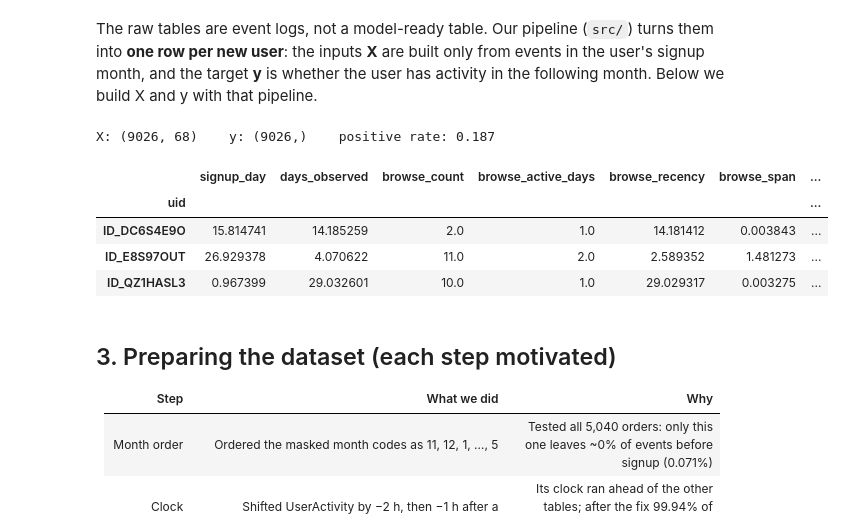
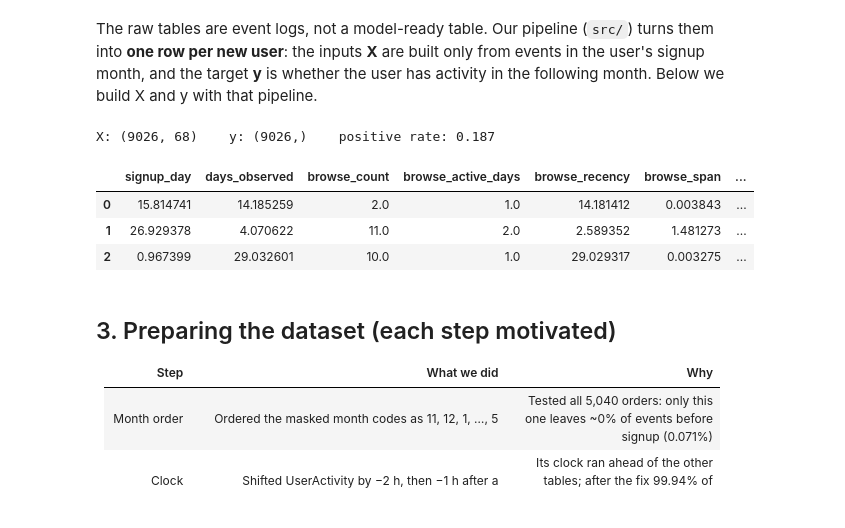
Before and after one commit to GhalebAldoboni/zindi-engagement-timesfm, a Jupyter notebook: notebooks/presentation.ipynb, the cells around one changed output. Saved outputs shown, nothing was run; the diff lists cells and outputs as text; code cells hidden in the pictures.

Commit message:
Do not display user IDs in notebook outputs

```diff
--- a/notebooks/presentation.ipynb
+++ b/notebooks/presentation.ipynb
@@ -75,31 +76,30 @@ whether the user has activity in the following month. Below we build X and y wit
 # %%
 from src.io import load_config, load_users, load_events
 from src.batch_events import detect_batch_events
 from src.labels import build_labels, feature_window
 from src.features import build_features
 from src.features_v2 import build_features_v2
 
 cfg = load_config("../configs/default.yaml"); cfg["data_dir"] = str(RAW)
 all_users = load_users(cfg)                    # users + signup cohort (month index)
 events = load_events(cfg)                      # all event tables on one corrected time axis
 batches = detect_batch_events(events, cfg)     # system-wide batch events (see section 3)
 labelled = build_labels(all_users, events, batches, cfg)          # cohorts with an observed next month
 labelled["never_tracked"] = ~labelled.uid.isin(set(events.uid))
 window = feature_window(events, labelled, batches, cfg)           # signup-month events only
 
 X = (build_features(labelled, window, cfg)
      .join(build_features_v2(labelled, window, events, cfg).drop(columns=["platform_live_comps"]))
      .loc[labelled.uid])
 y = labelled.set_index("uid").label_engaged.loc[X.index]
 print("X:", X.shape, "   y:", y.shape, "   positive rate:", round(y.mean(), 3))
-X.iloc[:3, :8]
+X.iloc[:3, :8].reset_index(drop=True)          # user IDs not displayed
 # %% [output]
 X: (9026, 68)    y: (9026,)    positive rate: 0.187
 |  | signup_day | days_observed | browse_count | browse_active_days | browse_recency | browse_span | ... |
-| uid |  |  |  |  |  |  | ... |
-| ID_DC6S4E9O | 15.814741 | 14.185259 | 2.0 | 1.0 | 14.181412 | 0.003843 | ... |
-| ID_E8S97OUT | 26.929378 | 4.070622 | 11.0 | 2.0 | 2.589352 | 1.481273 | ... |
-| ID_QZ1HASL3 | 0.967399 | 29.032601 | 10.0 | 1.0 | 29.029317 | 0.003275 | ... |
+| 0 | 15.814741 | 14.185259 | 2.0 | 1.0 | 14.181412 | 0.003843 | ... |
+| 1 | 26.929378 | 4.070622 | 11.0 | 2.0 | 2.589352 | 1.481273 | ... |
+| 2 | 0.967399 | 29.032601 | 10.0 | 1.0 | 29.029317 | 0.003275 | ... |
 # %% [markdown]
 ## 3. Preparing the dataset (each step motivated)
 
```
Also changed, not shown: parts of 1 cell of this notebook, 3 other files.
